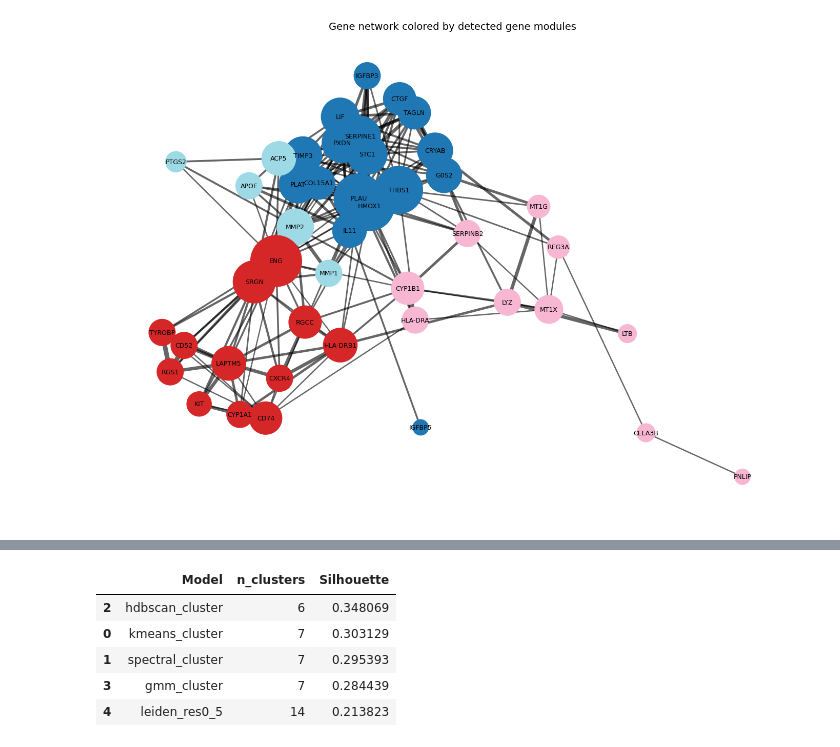
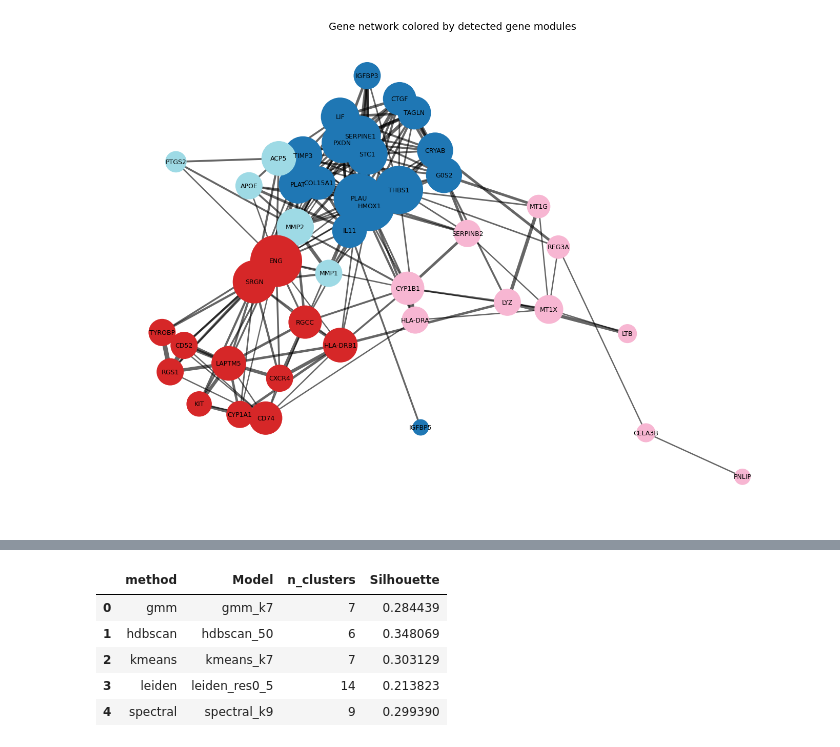
Before and after one commit to janazivkovic02/Single-Cell-Pancreas-Analysis, a Jupyter notebook: notebooks/01_exploration.ipynb, the cells around one changed output, grey strips where cells are left out. Cells and saved outputs as stored; diff of their text form; code cells hidden in the pictures.

```diff
--- a/notebooks/01_exploration.ipynb
+++ b/notebooks/01_exploration.ipynb
@@ -233,13 +252,27 @@ plt.show()
 # %%
-from src.clustering import cluster_kmeans, cluster_spectral, cluster_gmm
-from src.clustering import cluster_hdbscan, cluster_leiden
-from src.clustering import compare_clusterings
+from src.cells_clustering import cluster_kmeans, cluster_spectral, cluster_gmm
+from src.cells_clustering import cluster_hdbscan, cluster_leiden
+from src.cells_clustering import compare_clusterings
 
-cluster_kmeans(adata, k=7, random_state=42)
-cluster_spectral(adata, k=7, random_state=42)
-cluster_gmm(adata, k=7, random_state=42)
-cluster_hdbscan(adata, min_cluster_size=50)
-cluster_leiden(adata, resolutions=[0.5])
+for k in range(6, 13):
+    cluster_kmeans(adata, k=k, key=f"kmeans_k{k}", random_state=42)
+    cluster_spectral(adata, k=k, key=f"spectral_k{k}", random_state=42)
+    cluster_gmm(adata, k=k, key=f"gmm_k{k}", random_state=42)
+
+# HDBSCAN
+cluster_hdbscan(adata, min_cluster_size=50, key="hdbscan_50")
+
+cluster_leiden(adata, resolutions=[0.5, 1.0], key_prefix="leiden_res", random_state=42)
+
+label_keys = (
+    [f"kmeans_k{k}" for k in range(6, 13)] +
+    [f"spectral_k{k}" for k in range(6, 13)] +
+    [f"gmm_k{k}" for k in range(6, 13)] +
+    ["hdbscan_50", "leiden_res0_5", "leiden_res1_0"]
+)
+
+all_results = compare_clusterings(adata, label_keys)
+all_results.sort_values("Silhouette", ascending=False).head(5)
 # %% [output]
 In the future, the default backend for leiden will be igraph instead of leidenalg. To achieve the future defaults please pass: `flavor='igraph'` and `n_iterations=2`. `directed` must also be `False` t ...
   sc.tl.leiden(adata, key_added=key, resolution=r, random_state=random_state)
@@ -246,18 +287,12 @@ In the future, the default backend for leiden will be igraph instead of leidenal
-# %%
-keys = [
-    "kmeans_cluster",
-    "spectral_cluster",
-    "hdbscan_cluster",
-    "gmm_cluster",
-    "leiden_res0_5",
-]
-results = compare_clusterings(adata, keys)
-results
-# %% [output]
-|  | Model | n_clusters | Silhouette |
-| 2 | hdbscan_cluster | 6 | 0.348069 |
-| 0 | kmeans_cluster | 7 | 0.303129 |
-| 1 | spectral_cluster | 7 | 0.295393 |
-| 3 | gmm_cluster | 7 | 0.284439 |
-| 4 | leiden_res0_5 | 14 | 0.213823 |
+# %%
+all_results["method"] = all_results["Model"].str.extract(r"(^[A-Za-z]+)")
+best_results = all_results.sort_values("Silhouette", ascending=False).groupby("method", as_index=False).first()
+best_results
+# %% [output]
+|  | method | Model | n_clusters | Silhouette |
+| 0 | gmm | gmm_k7 | 7 | 0.284439 |
+| 1 | hdbscan | hdbscan_50 | 6 | 0.348069 |
+| 2 | kmeans | kmeans_k7 | 7 | 0.303129 |
+| 3 | leiden | leiden_res0_5 | 14 | 0.213823 |
+| 4 | spectral | spectral_k9 | 9 | 0.299390 |
 # %%
```
Also changed, not shown: parts of 18 cells of this notebook, 5 other files.
